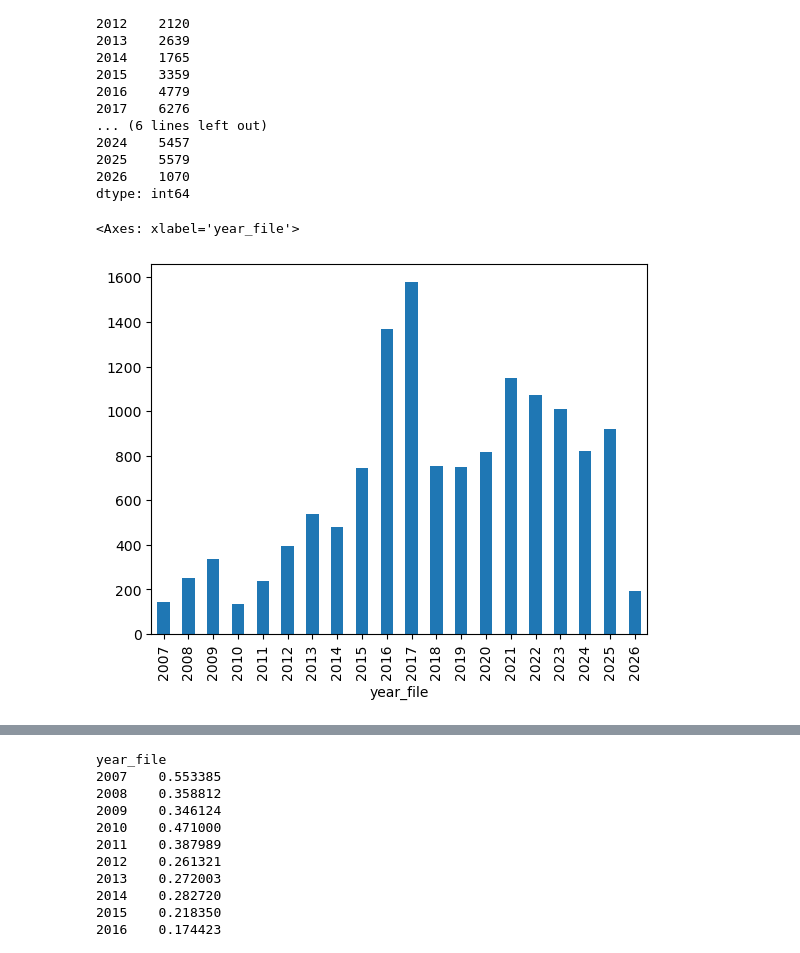
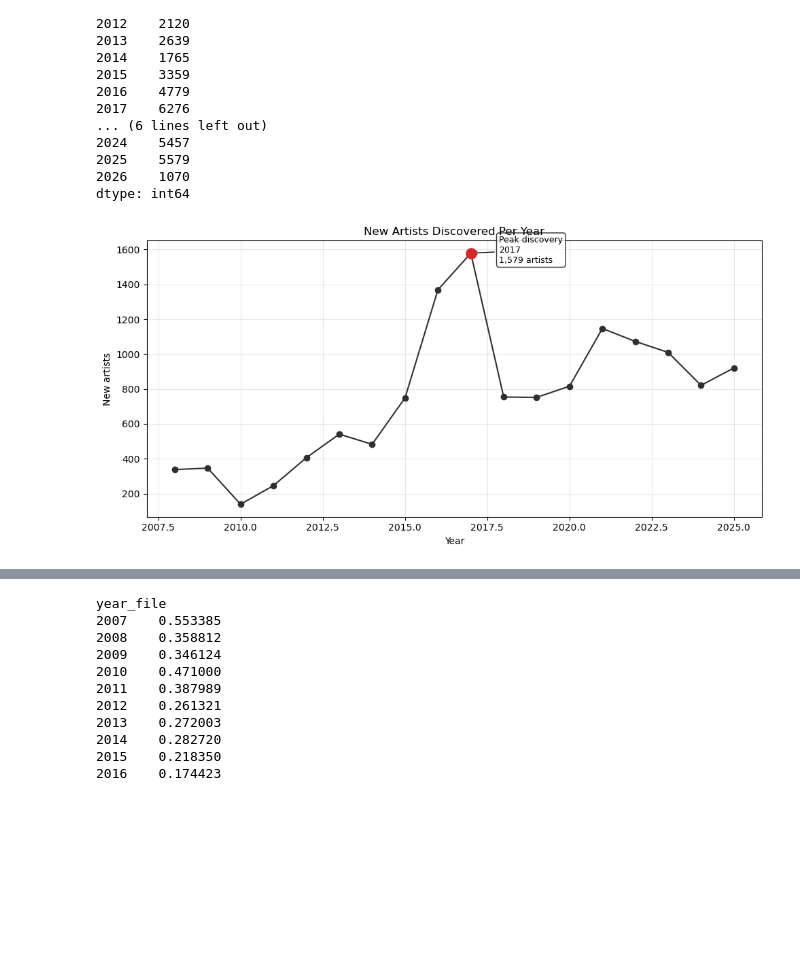
Before and after one commit to fredzell/music-mood-profiler, a Jupyter notebook: notebooks/06_lastfm_clusters_visualization_umap.ipynb, the cells around one changed output, grey strips where cells are left out. Drawn from its saved outputs; the diff is of its cells as text; code cells hidden in the pictures; blank space fills up the shorter version.

```diff
--- a/notebooks/06_lastfm_clusters_visualization_umap.ipynb
+++ b/notebooks/06_lastfm_clusters_visualization_umap.ipynb
@@ -155 +140,7 @@ model_df["mood_cluster"] = model_df["cluster_name"].map(mood_map)
+# %%
+# Years 2007 and 2026 are incomplete, so we will exclude them from the analysis
+analysis_df = model_df[
+    (model_df["year_file"] >= 2008)
+    & (model_df["year_file"] <= 2025)
+]
 # %%
@@ -296,21 +251,66 @@ dtype: int64
 # %%
 # How many new artists I discovered per year?
 
+METRIC_COLOR = "#2F2F2F"
+HIGHLIGHT_COLOR = "#D62728"
+
 first_seen = (
-    model_df
+    analysis_df
     .groupby("artist_clean")["year_file"]
     .min()
 )
 
 new_artists_per_year = (
     first_seen
     .value_counts()
     .sort_index()
 )
 
-new_artists_per_year.plot(kind="bar")
+peak_year = new_artists_per_year.idxmax()
+peak_value = new_artists_per_year.max()
+
+plt.figure(figsize=(10,5))
+
+plt.plot(
+    new_artists_per_year.index,
+    new_artists_per_year.values,
+    marker="o",
+    color=METRIC_COLOR
+)
+
+# Peak marker
+plt.scatter(
+    peak_year,
+    peak_value,
+    color=HIGHLIGHT_COLOR,
+    s=120,
+    zorder=5,
+    label="Peak discovery"
+)
+
+plt.annotate(
+    f"Peak discovery\n{peak_year}\n{peak_value:,} artists",
+    xy=(peak_year, peak_value),
+    xytext=(30, -10),
+    textcoords="offset points",
+    bbox=dict(
+        boxstyle="round,pad=0.3",
+        fc="white",
+        alpha=0.8
+    ),
+    arrowprops=dict(arrowstyle="->"),
+    fontsize=9
+)
+
+plt.title("New Artists Discovered Per Year")
+plt.xlabel("Year")
+plt.ylabel("New artists")
+
+plt.grid(alpha=0.3)
+
+plt.tight_layout()
+plt.show()
 # %% [output]
-<Axes: xlabel='year_file'>
-[figure, old version]
+[figure, new version]
 # %%
 # How many artists came back? Top 20 artists each year?
```
Also changed, not shown: parts of 24 cells of this notebook.
